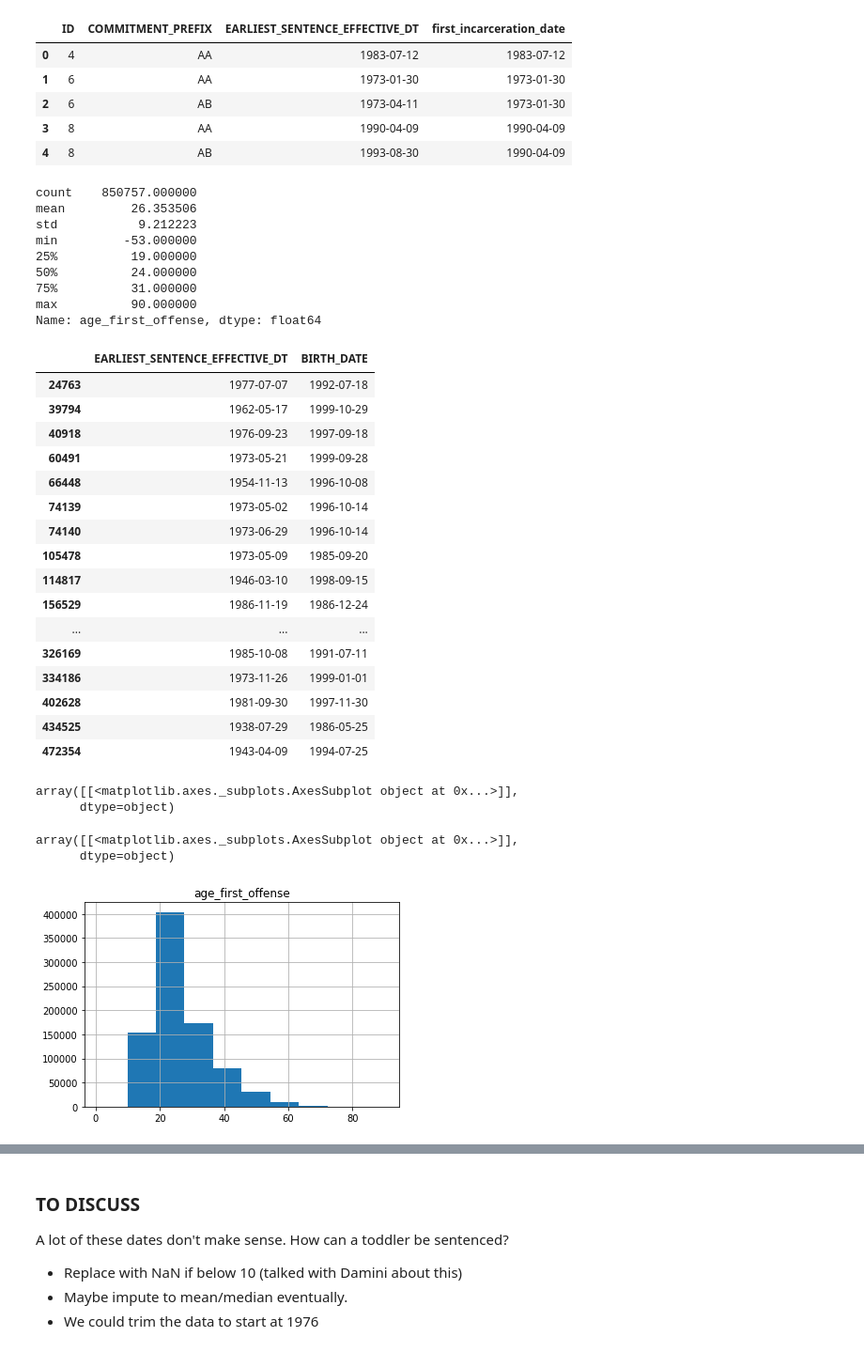
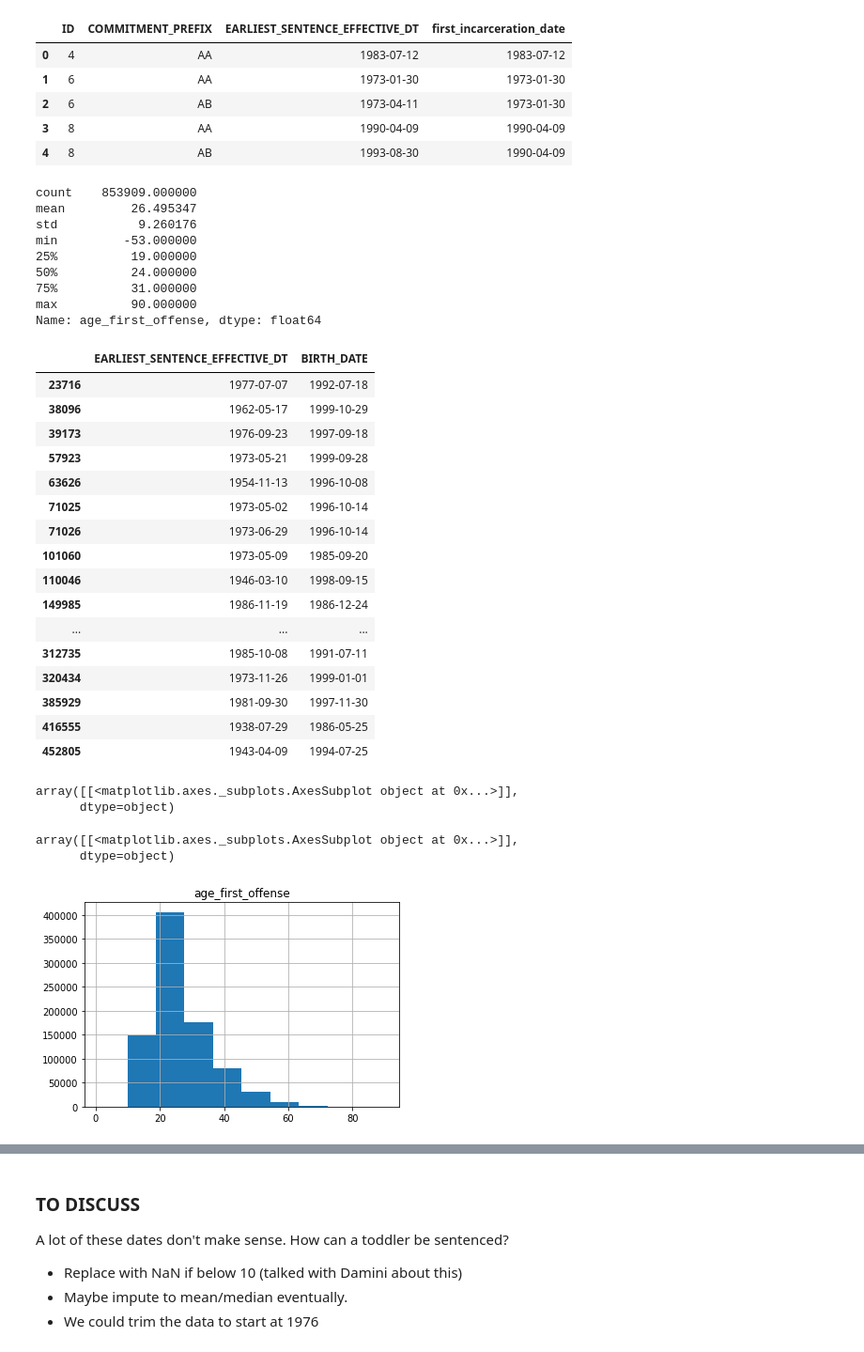
Before and after one commit to christi-liongson/covid_decarceration, a Jupyter notebook: files/features_split_preprocess.ipynb, the cells around one changed output, grey strips where cells are left out. Shown at 94% size. Drawn from its saved outputs; the diff is of its cells as text; code cells hidden in the pictures.

```diff
--- a/files/features_split_preprocess.ipynb
+++ b/files/features_split_preprocess.ipynb
@@ -166,10 +171,10 @@ dataset_main['age_at_sentence'].isnull().sum()
 # %%
 # Check observations where age is negative
-dataset_main.loc[dataset_main['age_at_sentence'] < 0, ['EARLIEST_SENTENCE_EFFECTIVE_DT', 'BIRTH_DATE']]
+# dataset_main_active.loc[dataset_main_active['age_at_sentence'] < 0, ['EARLIEST_SENTENCE_EFFECTIVE_DT', 'BIRTH_DATE']]
 
-# Convert to NaN?
-dataset_main.loc[dataset_main['age_at_sentence'] < 0, ['age_at_sentence']] = np.NaN
+# Convert to NaN if less than 10
+dataset_main_active.loc[dataset_main_active['age_at_sentence'] < 10, ['age_at_sentence']] = np.NaN
 
 # Check number of missing
-dataset_main['age_at_sentence'].isnull().sum()
+dataset_main_active['age_at_sentence'].isnull().sum()
 # %% [output]
@@ -177,7 +182,7 @@ dataset_main['age_at_sentence'].isnull().sum()
 # %%
 # Create age categories
 # Resources: https://www.ussc.gov/research/research-reports/effects-aging-recidivism-among-federal-offenders
-dataset_main['age_cat'] = pd.cut(dataset_main['age_at_sentence'],
+dataset_main_active['age_cat'] = pd.cut(dataset_main_active['age_at_sentence'],
                                  bins=[0,17,21,24,29,34,39,44,49,54,59,64,90],
                                  labels=['Under 18', '18-21','22-24','25-29','30-34','35-39','40-44','45-49',
                                         '50-54','55-59','60-64','65 and older',])
@@ -201,5 +214,5 @@ dtype: int64
 # %%
 # Compute age at first incarceration
-first_incarceration = pd.DataFrame(dataset_main.groupby(['ID'])['EARLIEST_SENTENCE_EFFECTIVE_DT'].min().reset_index(name='first_incarceration_date'))
-dataset_main = dataset_main.merge(first_incarceration, on='ID')
+first_incarceration = pd.DataFrame(dataset_main_active.groupby(['ID'])['EARLIEST_SENTENCE_EFFECTIVE_DT'].min().reset_index(name='first_incarceration_date'))
+dataset_main_active = dataset_main_active.merge(first_incarceration, on='ID')
 # %%
@@ -213,12 +226,12 @@ dataset_main[['ID','COMMITMENT_PREFIX','EARLIEST_SENTENCE_EFFECTIVE_DT','first_i
 | 4 | 8 | AB | 1993-08-30 | 1990-04-09 |
 # %%
 # Flag for juvenile offense
-dataset_main['age_first_offense'] = (dataset_main['first_incarceration_date'] - dataset_main['BIRTH_DATE']).astype('<m8[Y]')
-dataset_main['age_first_offense'].describe()
+dataset_main_active['age_first_offense'] = (dataset_main_active['first_incarceration_date'] - dataset_main_active['BIRTH_DATE']).astype('<m8[Y]')
+dataset_main_active['age_first_offense'].describe()
 # %% [output]
-count    850757.000000
-mean         26.353506
-std           9.212223
+count    853909.000000
+mean         26.495347
+std           9.260176
 min         -53.000000
 25%          19.000000
 50%          24.000000
@@ -227,25 +240,25 @@ max          90.000000
 Name: age_first_offense, dtype: float64
 # %%
 # Check observations where age is negative
-dataset_main.loc[dataset_main['age_first_offense'] < 0, ['EARLIEST_SENTENCE_EFFECTIVE_DT', 'BIRTH_DATE']]
+dataset_main_active.loc[dataset_main_active['age_first_offense'] < 0, ['EARLIEST_SENTENCE_EFFECTIVE_DT', 'BIRTH_DATE']]
 # %% [output]
 |  | EARLIEST_SENTENCE_EFFECTIVE_DT | BIRTH_DATE |
-| 24763 | 1977-07-07 | 1992-07-18 |
-| 39794 | 1962-05-17 | 1999-10-29 |
-| 40918 | 1976-09-23 | 1997-09-18 |
-| 60491 | 1973-05-21 | 1999-09-28 |
-| 66448 | 1954-11-13 | 1996-10-08 |
-| 74139 | 1973-05-02 | 1996-10-14 |
-| 74140 | 1973-06-29 | 1996-10-14 |
-| 105478 | 1973-05-09 | 1985-09-20 |
-| 114817 | 1946-03-10 | 1998-09-15 |
-| 156529 | 1986-11-19 | 1986-12-24 |
+| 23716 | 1977-07-07 | 1992-07-18 |
+| 38096 | 1962-05-17 | 1999-10-29 |
+| 39173 | 1976-09-23 | 1997-09-18 |
+| 57923 | 1973-05-21 | 1999-09-28 |
+| 63626 | 1954-11-13 | 1996-10-08 |
+| 71025 | 1973-05-02 | 1996-10-14 |
+| 71026 | 1973-06-29 | 1996-10-14 |
+| 101060 | 1973-05-09 | 1985-09-20 |
+| 110046 | 1946-03-10 | 1998-09-15 |
+| 149985 | 1986-11-19 | 1986-12-24 |
 | ... | ... | ... |
-| 326169 | 1985-10-08 | 1991-07-11 |
-| 334186 | 1973-11-26 | 1999-01-01 |
-| 402628 | 1981-09-30 | 1997-11-30 |
-| 434525 | 1938-07-29 | 1986-05-25 |
-| 472354 | 1943-04-09 | 1994-07-25 |
+| 312735 | 1985-10-08 | 1991-07-11 |
+| 320434 | 1973-11-26 | 1999-01-01 |
+| 385929 | 1981-09-30 | 1997-11-30 |
+| 416555 | 1938-07-29 | 1986-05-25 |
+| 452805 | 1943-04-09 | 1994-07-25 |
 # %%
 #dataset_main[dataset_main['age_first_offense'] < 10].count()
 # %%
@@ -256,9 +269,9 @@ dataset_main.hist(column=['age_first_offense'])
 array([[<matplotlib.axes._subplots.AxesSubplot object at 0x...>]],
       dtype=object)
 # %%
-dataset_main[dataset_main['age_first_offense'] > 0].hist(column=['age_first_offense'])
+dataset_main_active[dataset_main_active['age_first_offense'] > 0].hist(column=['age_first_offense'])
 # %% [output]
 array([[<matplotlib.axes._subplots.AxesSubplot object at 0x...>]],
       dtype=object)
-[figure, old version]
+[figure, new version]
 # %%
```
Also changed, not shown: parts of 56 cells of this notebook.
